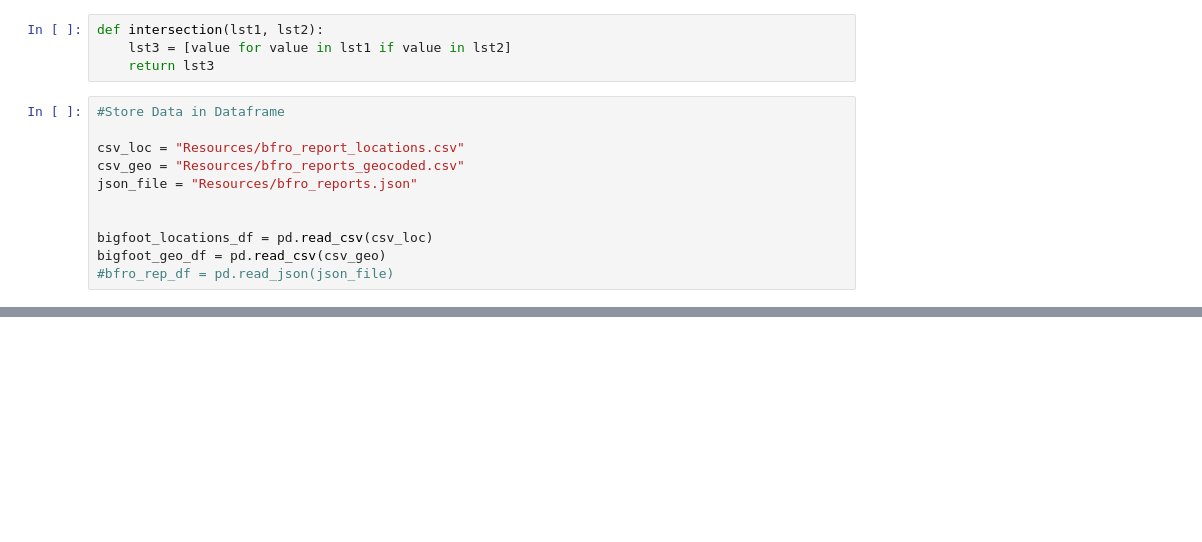
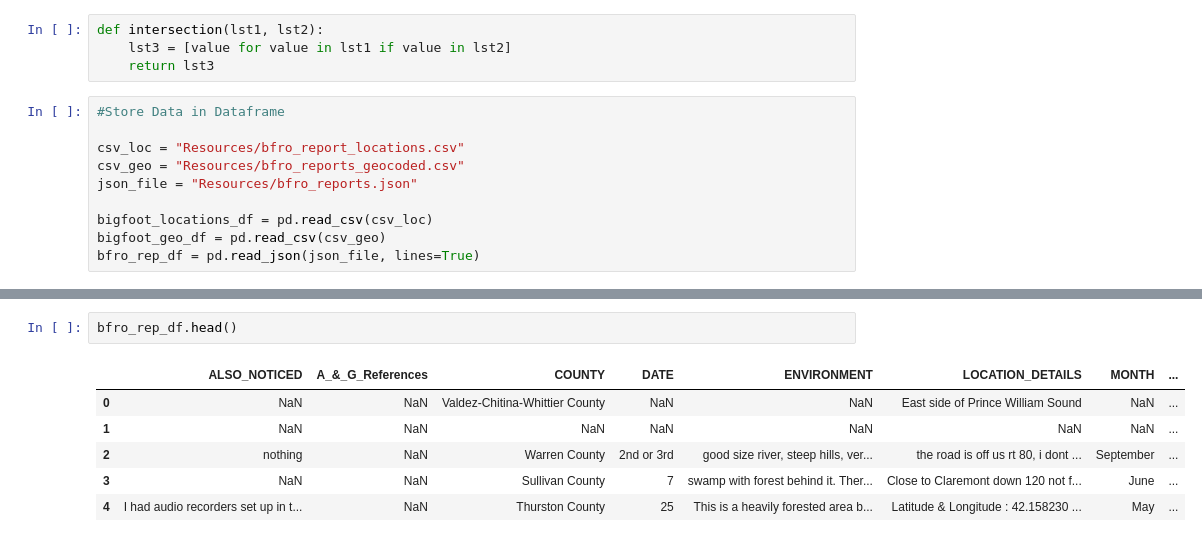
Before and after one commit to elisabethvirak/BigFoot, a Jupyter notebook: Bigfoot.ipynb, the cells around one changed output, grey strips where cells are left out. Saved outputs shown, nothing was run; the diff lists cells and outputs as text; blank space fills up the shorter version.

```diff
--- a/Bigfoot.ipynb
+++ b/Bigfoot.ipynb
@@ -15,7 +15,6 @@ csv_loc = "Resources/bfro_report_locations.csv"
 csv_geo = "Resources/bfro_reports_geocoded.csv"
 json_file = "Resources/bfro_reports.json"
 
-
 bigfoot_locations_df = pd.read_csv(csv_loc)
 bigfoot_geo_df = pd.read_csv(csv_geo)
-#bfro_rep_df = pd.read_json(json_file)
+bfro_rep_df = pd.read_json(json_file, lines=True)
@@ -53,0 +109,9 @@ print(len(intr_nums))
+# %%
+bfro_rep_df.head()
+# %% [output]
+|  | ALSO_NOTICED | A_&_G_References | COUNTY | DATE | ENVIRONMENT | LOCATION_DETAILS | MONTH | ... |
+| 0 | NaN | NaN | Valdez-Chitina-Whittier County | NaN | NaN | East side of Prince William Sound | NaN | ... |
+| 1 | NaN | NaN | NaN | NaN | NaN | NaN | NaN | ... |
+| 2 | nothing | NaN | Warren County | 2nd or 3rd | good size river, steep hills, ver... | the road is off us rt 80, i dont ... | September | ... |
+| 3 | NaN | NaN | Sullivan County | 7 | swamp with forest behind it. Ther... | Close to Claremont down 120 not f... | June | ... |
+| 4 | I had audio recorders set up in t... | NaN | Thurston County | 25 | This is a heavily forested area b... | Latitude & Longitude : 42.158230 ... | May | ... |
```
Also changed, not shown: parts of 19 cells of this notebook.
